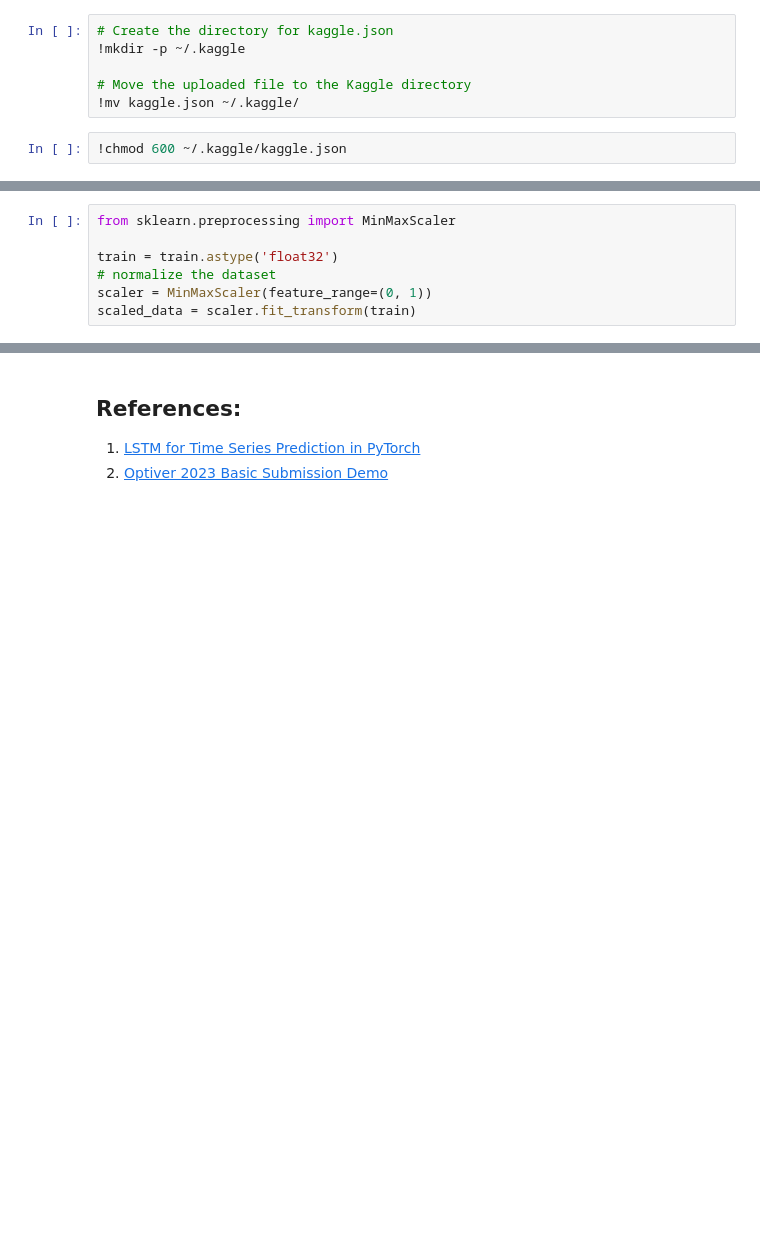
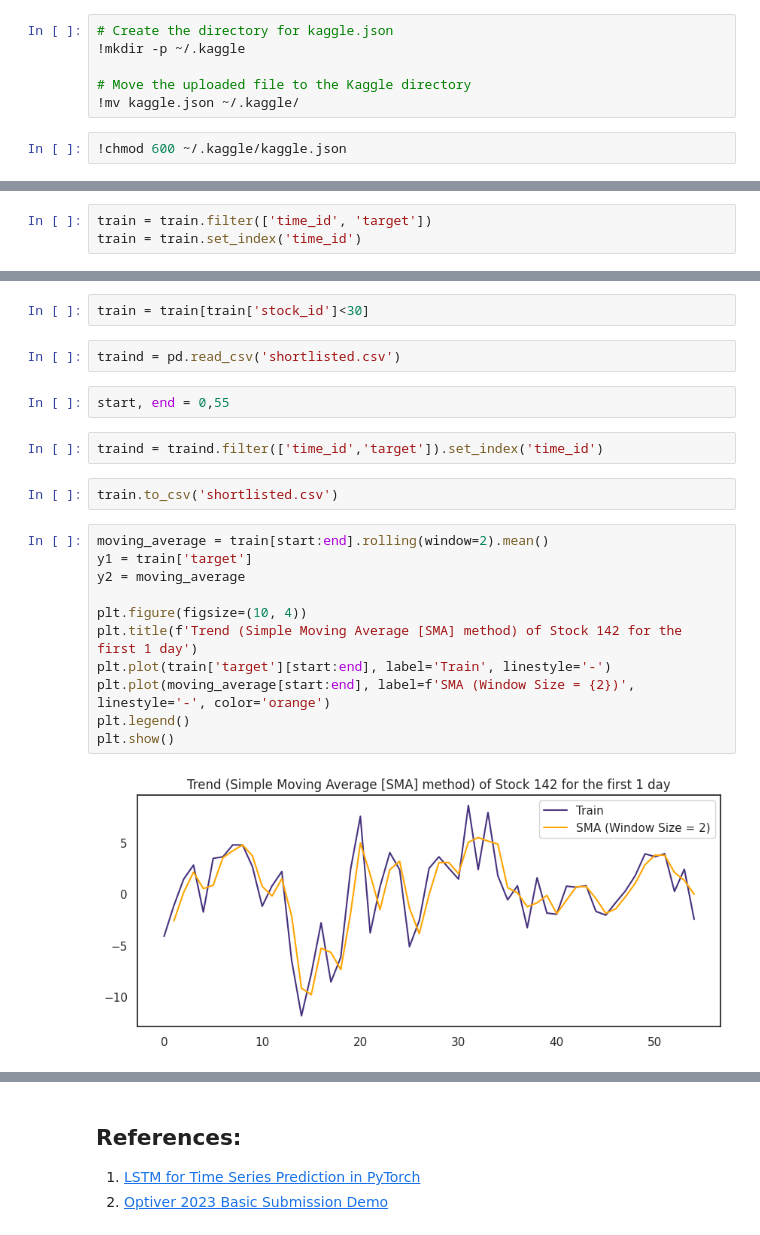
Before and after one commit to UNT-CSCE-Projects/US_stock_market_prediction, a Jupyter notebook: Optiver.ipynb, the cells around one changed output, grey strips where cells are left out. Drawn from its saved outputs; the diff is of its cells as text; blank space fills up the shorter version.

```diff
--- a/Optiver.ipynb
+++ b/Optiver.ipynb
@@ -285,7 +130,0 @@ Strong evidence against the null hypothesis (Ho), Reject the null hypothesis, Da
-# %%
-from sklearn.preprocessing import MinMaxScaler
-
-train = train.astype('float32')
-# normalize the dataset
-scaler = MinMaxScaler(feature_range=(0, 1))
-scaled_data = scaler.fit_transform(train)
@@ -509,0 +133,3 @@ sample_prediction
+# %%
+train = train.filter(['time_id', 'target'])
+train = train.set_index('time_id')
@@ -509,0 +157,23 @@ sample_prediction
+# %%
+train = train[train['stock_id']<30]
+# %%
+traind = pd.read_csv('shortlisted.csv')
+# %%
+start, end = 0,55
+# %%
+traind = traind.filter(['time_id','target']).set_index('time_id')
+# %%
+train.to_csv('shortlisted.csv')
+# %%
+moving_average = train[start:end].rolling(window=2).mean()
+y1 = train['target']
+y2 = moving_average
+
+plt.figure(figsize=(10, 4))
+plt.title(f'Trend (Simple Moving Average [SMA] method) of Stock 142 for the first 1 day')
+plt.plot(train['target'][start:end], label='Train', linestyle='-')
+plt.plot(moving_average[start:end], label=f'SMA (Window Size = {2})', linestyle='-', color='orange')
+plt.legend()
+plt.show()
+# %% [output]
+[figure, added]
```
Also changed, not shown: parts of 71 cells of this notebook.
